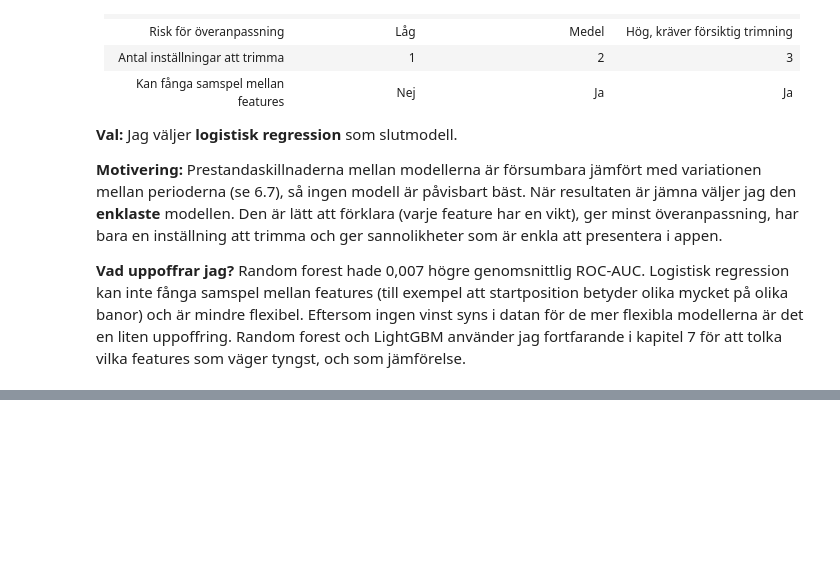
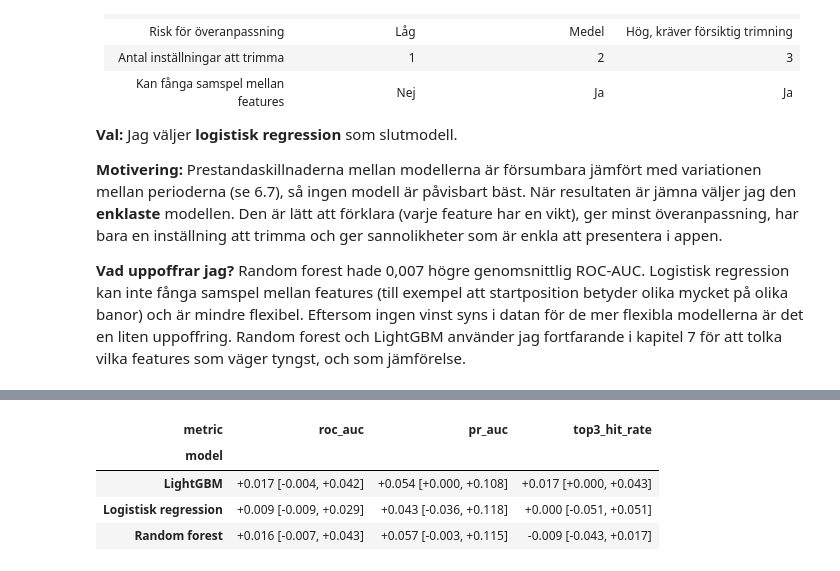
Before and after one commit to felixalfred/f1-podium-prediction, a Jupyter notebook: notebooks/f1_podium_prediction.ipynb, the cells around one changed output, grey strips where cells are left out. Cells and saved outputs as stored; diff of their text form; code cells hidden in the pictures; blank space fills up the shorter version.

```diff
--- a/notebooks/f1_podium_prediction.ipynb
+++ b/notebooks/f1_podium_prediction.ipynb
@@ -1333,0 +1362,48 @@ plt.show()
+# %%
+rng = np.random.default_rng(42)          # fast slumptal så att resultatet blir detsamma varje gång
+test_r = test.reset_index(drop=True)
+y_arr = test_r["podium"].values
+race_rows = test_r.groupby("raceId").indices      # vilka rader som hör till varje lopp
+race_ids = np.array(list(race_rows))
+race_hits = {name: hits_per_race(test_r, score) for name, score in test_scores.items()}
+
+N_BOOT = 1000
+metrics = ["roc_auc", "pr_auc", "top3_hit_rate"]
+boot = {name: {m: [] for m in metrics} for name in test_scores}
+
+for _ in range(N_BOOT):
+    # Dra 39 lopp med återläggning och samla deras rader
+    sampled = rng.choice(race_ids, size=len(race_ids), replace=True)
+    idx = np.concatenate([race_rows[r] for r in sampled])
+    for name, score in test_scores.items():
+        boot[name]["roc_auc"].append(roc_auc_score(y_arr[idx], score[idx]))
+        boot[name]["pr_auc"].append(average_precision_score(y_arr[idx], score[idx]))
+        boot[name]["top3_hit_rate"].append(race_hits[name].loc[sampled].mean() / 3)
+
+# Sammanfatta: värde, konfidensintervall och skillnad mot baslinjen
+baseline = "Baslinje: startposition"
+rows = []
+for name in test_scores:
+    for metric in metrics:
+        values = np.array(boot[name][metric])
+        diff = values - np.array(boot[baseline][metric])    # samma lopp i varje dragning
+        rows.append({
+            "model": name, "metric": metric,
+            "value": final_results.loc[name, metric],
+            "ci_low": np.percentile(values, 2.5), "ci_high": np.percentile(values, 97.5),
+            "diff_mean": diff.mean(),
+            "diff_low": np.percentile(diff, 2.5), "diff_high": np.percentile(diff, 97.5),
+            "share_better": (diff > 0).mean(),
+        })
+boot_df = pd.DataFrame(rows)
+# %%
+summary = boot_df[boot_df["model"] != baseline].copy()
+summary["diff"] = summary.apply(
+    lambda r: f"{r.diff_mean:+.3f} [{r.diff_low:+.3f}, {r.diff_high:+.3f}]", axis=1)
+summary.pivot(index="model", columns="metric", values="diff")[metrics]
+# %% [output]
+| metric | roc_auc | pr_auc | top3_hit_rate |
+| model |  |  |  |
+| LightGBM | +0.017 [-0.004, +0.042] | +0.054 [+0.000, +0.108] | +0.017 [+0.000, +0.043] |
+| Logistisk regression | +0.009 [-0.009, +0.029] | +0.043 [-0.036, +0.118] | +0.000 [-0.051, +0.051] |
+| Random forest | +0.016 [-0.007, +0.043] | +0.057 [-0.003, +0.115] | -0.009 [-0.043, +0.017] |
```
Also changed, not shown: parts of 5 cells of this notebook.
